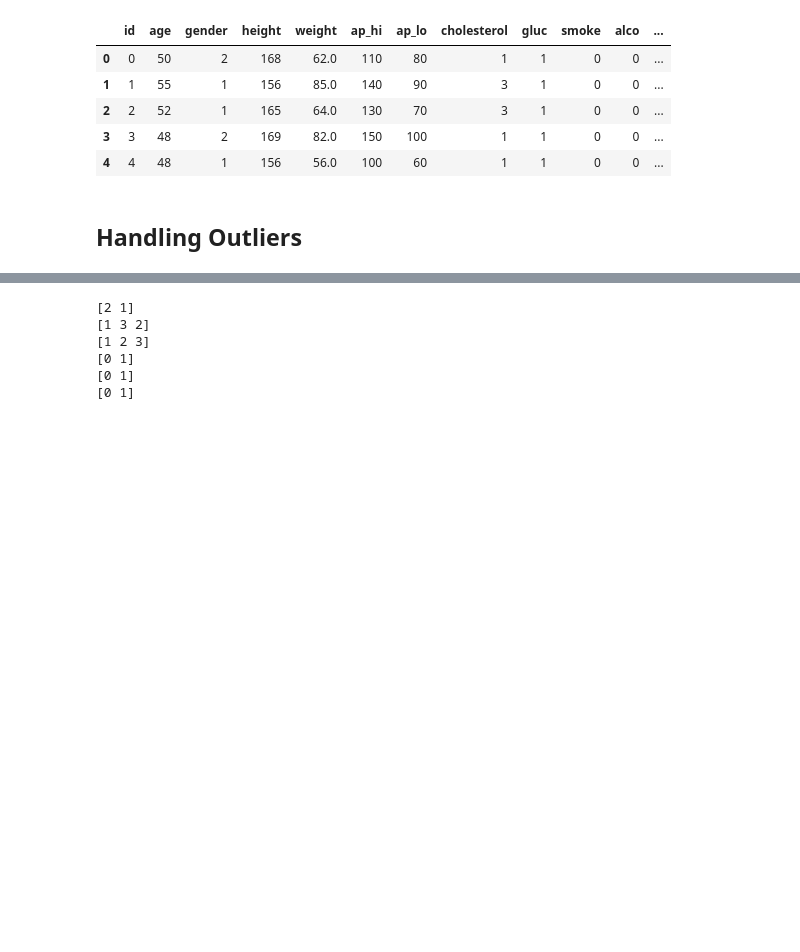
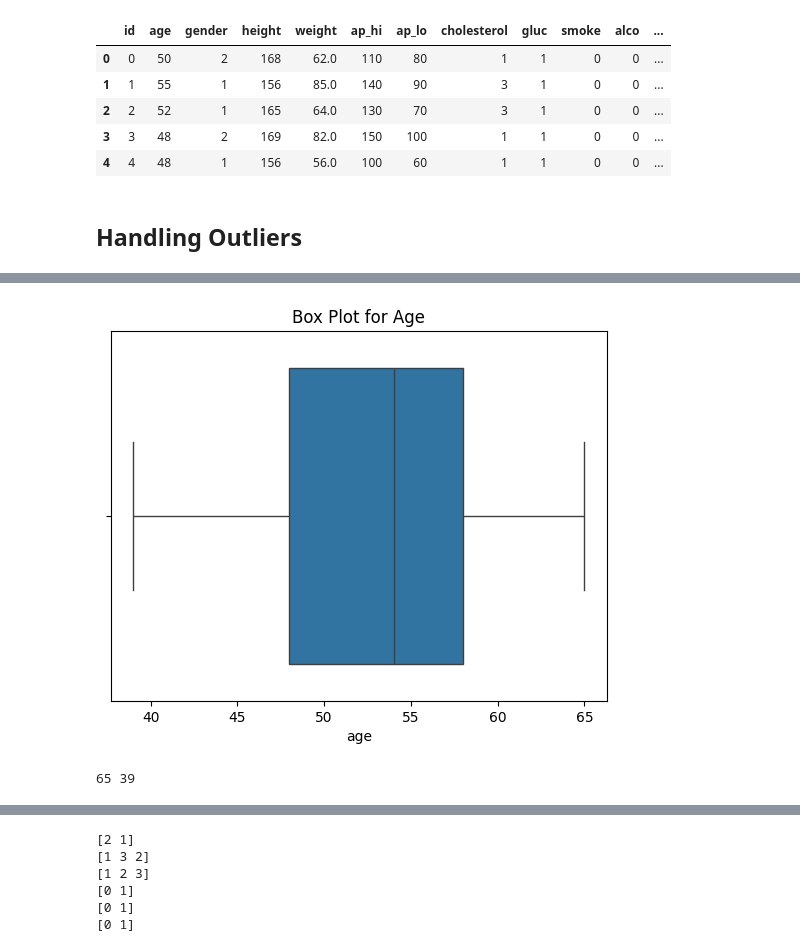
Before and after one commit to jevinmorad/College-Labs, a Jupyter notebook: Sem-6/ML_DL/project/cleaning.ipynb, the cells around one changed output, grey strips where cells are left out. Drawn from its saved outputs; the diff is of its cells as text; code cells hidden in the pictures; blank space fills up the shorter version.

```diff
--- a/Sem-6/ML_DL/project/cleaning.ipynb
+++ b/Sem-6/ML_DL/project/cleaning.ipynb
@@ -79,3 +84,20 @@ print(df['age'].max())
+# %%
+Q1 = df['age'].quantile(0.25)
+Q3 = df['age'].quantile(0.75)
+IQR = Q3 - Q1
+lower_bound = Q1 - 1.5 * IQR
+upper_bound = Q3 + 1.5 * IQR
+
+df = df[(df['age'] > lower_bound) & (df['age'] < upper_bound)]
+
+sns.boxplot(x=df['age'])
+plt.title("Box Plot for Age")
+plt.show()
+
+print(df['age'].max(), df['age'].min())
+# %% [output]
+[figure, added]
+65 39
 # %%
 print(df['height'].min())
 print(df['height'].max())
```
Also changed, not shown: parts of 12 cells of this notebook, 2 other files.
